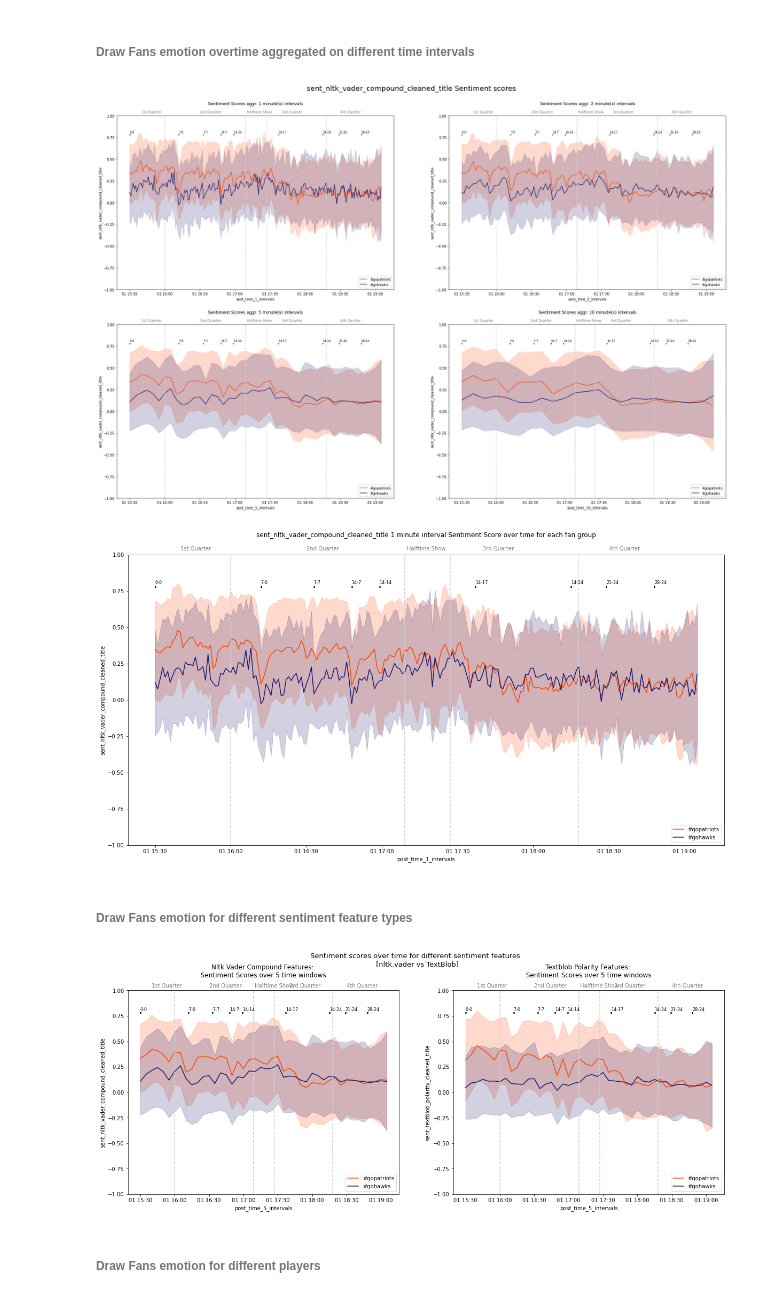
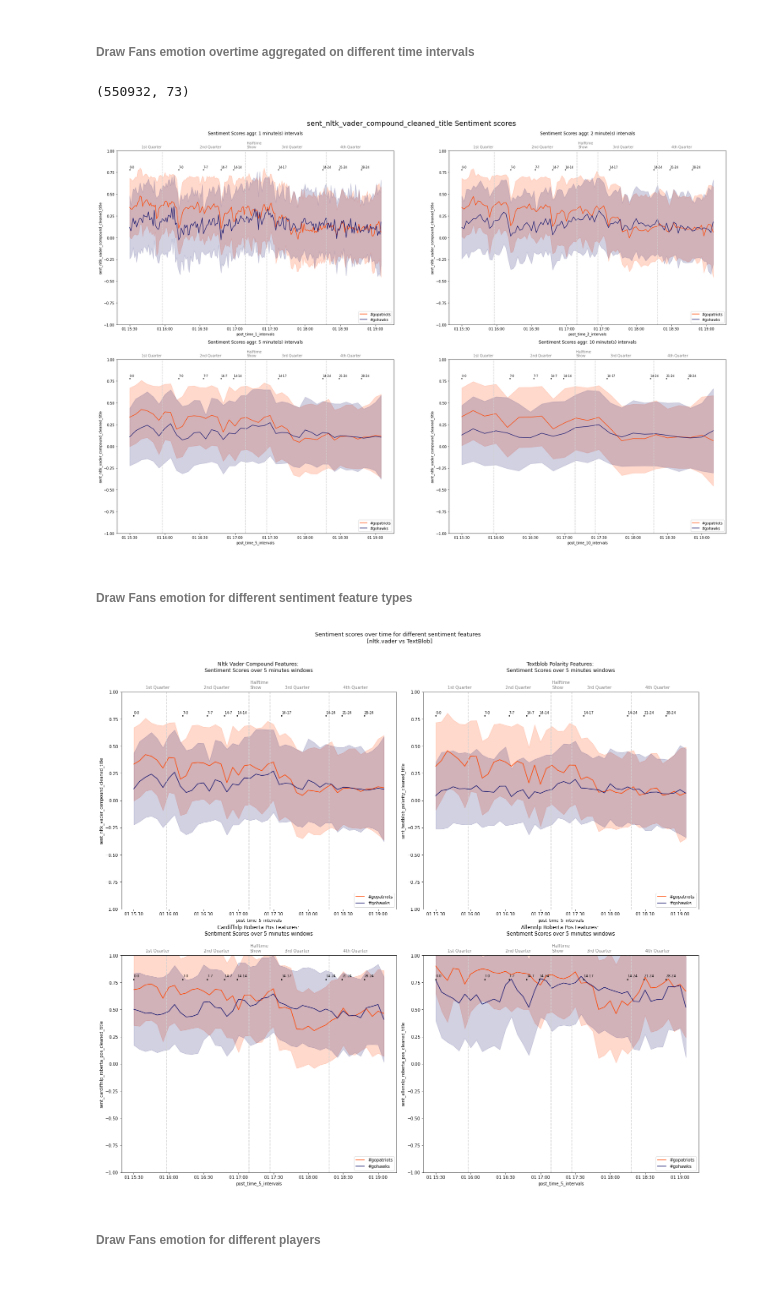
Before and after one commit to camligorkem/data-sicence-projects, a Jupyter notebook: project_4/Project_4_Part2_Twitter_Data.ipynb, the cells around one changed output. Saved outputs shown, nothing was run; the diff lists cells and outputs as text; code cells hidden in the pictures.

```diff
--- a/project_4/Project_4_Part2_Twitter_Data.ipynb
+++ b/project_4/Project_4_Part2_Twitter_Data.ipynb
@@ -1121,6 +1248,7 @@ Then, my assumption is that if a user tweets the score, then it means there is a
 As a sanity check I also looked whether the found time frames fall in the relative place in the quarter the score happened. You can see the final dataframe with score and time mapping below:
 # %%
 scores_list = ['7-0','7-7', '14-7','14-14','14-17','14-24','21-24','28-24']
+
 
 # regex to find scores of the game written by users in the tweets
 strs = r'(0|[1-9]\d*)-(0|[1-9]\d*)' #'(0|[1-9]\d*)-(0|[1-9]\d*)|(0|[1-9]\d*) - (0|[1-9]\d*)' #'touchdown|td|Touch down|Touchdown|TD'
@@ -1137,7 +1265,7 @@ cls = ['citation_date_fixed', 'score']
 score_not_null = sub_twt_df[sub_twt_df.score.notnull()]
 #display(score_not_null[cls])
 
-score_time_df = score_not_null[cls].groupby(by=['score']).first()
+score_time_df = score_not_null[cls].groupby(by=['score']).nth(5)
 score_time_df = score_time_df.reindex(scores_list)
 score_time_df.reset_index(inplace=True)
 def find_leading(score):
@@ -1157,12 +1285,12 @@ start = pd.DataFrame([['0-0', GAME_START, 'Tie' ]], columns=['score', 'citation_
 score_time_df = pd.concat([start, score_time_df])
 
 def find_quarter(x_dt):
-    dic_k = {'first_qt_start':'1st Quarter', 'second_qt_end':'2nd Quarter',
+    dic_k = {'first_qt_end':'1st Quarter', 'first_qt_start':'1st Quarter', 'second_qt_end':'2nd Quarter',
              'third_qt_end':'3rd Quarter','fourth_qt_end':'4th Quarter'}
     for k,v in quarter_times.items():
         if x_dt <= v:
             return dic_k[k]
-score_time_df['quarter'] =score_time_df.citation_date_fixed.apply(lambda x:find_quarter(x))
+score_time_df['quarter'] = score_time_df.citation_date_fixed.apply(lambda x:find_quarter(x))
 display(score_time_df)
 # %% [output]
 |  | score | citation_date_fixed | leading | quarter |
@@ -1225,6 +1338,6 @@ tweet_emt_df[['citation_date_fixed', time_interval_feature]].head(5)
 # %%
 def plot_fancy(ax_ind=None, set_ylim=True):
-    txts = ['1st Quarter', '2nd Quarter', 'Halftime Show', '3rd Quarter', '4th Quarter']
+    txts = ['1st Quarter', '2nd Quarter', 'Halftime \nShow', '3rd Quarter', '4th Quarter']
     times_texts = [create_time(datetime.datetime(2015, 2, 1, 15, 40, 0, 0)),
                   create_time(datetime.datetime(2015, 2, 1, 16, 30, 0, 0)),
                   create_time(datetime.datetime(2015, 2, 1, 17, 10, 0, 0)),
@@ -1265,7 +1378,8 @@ def plot_fancy(ax_ind=None, set_ylim=True):
     return txts, times_texts, times_scores
 # %%
 def plot_emotion_by_interval(tweet_emt_df, time_int, sentiment_feat, groupby_list, is_during_game=True,
-                             title='', ylab='', xlab='', hue='hashtag', ci=None, figsize=(20,10), ax_ind=ax_ind):
+                             title='', ylab='', xlab='', hue='hashtag', marker=None, style=None,
+                             ls=None, ci=None, figsize=(20,10), ax_ind=ax_ind):
 
     # create time intervals
     time_interval_feature = f'post_time_{time_int}_intervals' #post_time_2_intervals
@@ -1291,14 +1405,16 @@ def plot_emotion_by_interval(tweet_emt_df, time_int, sentiment_feat, groupby_lis
     #fan_sentiments_df.reset_index(inplace=True)
 
     if ax_ind:
-        sns.lineplot(data=sub_df, x=time_interval_feature, y=sentiment_feat, hue=hue, ci=ci, ax=ax_ind, palette=palette)
+        sns.lineplot(data=sub_df, x=time_interval_feature, y=sentiment_feat, hue=hue, style=style,
+                     markers=marker, linestyle=ls, ci=ci, ax=ax_ind, palette=palette)
         ax_ind.legend(loc='lower right')
-        ax_ind.set_title(title, y=1.05)
+        ax_ind.set_title(title, y=1.08)
     else:
         plt.figure(figsize=figsize)
-        sns.lineplot(data=sub_df, x=time_interval_feature, y=sentiment_feat, hue=hue, ci=ci, palette=palette)
+        sns.lineplot(data=sub_df, x=time_interval_feature, y=sentiment_feat, hue=hue, style=style,
+                     markers=marker, linestyle=ls, ci=ci, palette=palette)
         plt.legend(loc='lower right')
-        plt.title(title, y=1.05)
+        plt.title(title, y=1.07)
     txts, times_texts, times_scores = plot_fancy(ax_ind=ax_ind)
     #plt.ylabel('XX')
     #plt.xlabel('Time (During Game)')
@@ -1306,11 +1422,17 @@ def plot_emotion_by_interval(tweet_emt_df, time_int, sentiment_feat, groupby_lis
 tweet_emt_df.reset_index(inplace=True)
 # %% [markdown]
 ###### __Draw Fans emotion overtime aggregated on different time intervals__
+# %%
+tweet_emt_df.shape
+# %% [output]
+(550932, 73)
 # %%
 # Draw Fans emotion overtime aggregated on different time intervals:
 fig, ax = plt.subplots(nrows=2, ncols=2, figsize=(31,20))
 plt.suptitle(f'{sentiment_feature} Sentiment scores', y=0.94, fontsize=20)
 for interval, ax_ind in zip([1,2,5,10], ax.ravel()):
+    tweet_emt_df[f'post_time_{interval}_intervals'] = tweet_emt_df['citation_date_fixed'].apply(lambda x: timeround(x, round_val=interval))
+
     title = f'Sentiment Scores aggr. {interval} minute(s) intervals'
     plot_emotion_by_interval(tweet_emt_df=tweet_emt_df, time_int=interval, sentiment_feat=sentiment_feature,
                              groupby_list=['hashtag'], is_during_game=True,
@@ -1318,32 +1440,35 @@ for interval, ax_ind in zip([1,2,5,10], ax.ravel()):
     #ax_ind.set_title(f'{ft}{twt_feature_name} \nSentiment {s} Distribution')
 plt.show()
 # %% [output]
-[figure, old version]
+[figure, new version]
 # %%
-plot_emotion_by_interval(tweet_emt_df=tweet_emt_df, time_int=1, sentiment_feat=sentiment_feature,
-                             groupby_list=['hashtag'], is_during_game=True,
-                             title=f'{sentiment_feature} 1 minute interval Sentiment Score over time for each fan group',
-                             ylab='', xlab='', hue='hashtag', ci='sd', figsize=(20,10), ax_ind=None) # ci=None
+#plot_emotion_by_interval(tweet_emt_df=tweet_emt_df, time_int=1, sentiment_feat=sentiment_feature,
+#                             groupby_list=['hashtag'], is_during_game=True,
+#                             title=f'{sentiment_feature} 1 minute interval Sentiment Score over time for each fan group',
+#                             ylab='', xlab='', hue='hashtag', ci='sd', figsize=(20,10), ax_ind=None) # ci=None
-# %% [output]
-[figure, removed]
 # %% [markdown]
 ###### __Draw Fans emotion for different sentiment feature types__
 # %%
 # Draw Fans emotion for different sentiment feature types
 sentiment_feature = 'sent_nltk_vader_compound'+'_'+twt_feature_name   #sent_nltk_vader_compound, 'sent_textblob_polarity'
 time_window = 5
-fig, ax = plt.subplots(nrows=1, ncols=2, figsize=(20,7))
+fig, ax = plt.subplots(nrows=2, ncols=2, figsize=(20,18))
 plt.suptitle(f'Sentiment scores over time for different sentiment features \n [nltk.vader vs TextBlob]', y=1.02, fontsize=13)
-for snt, ax_ind in zip(['sent_nltk_vader_compound','sent_textblob_polarity' ], ax.ravel()):
+sent_feats = ['sent_nltk_vader_compound', 'sent_textblob_polarity',
+              'sent_cardiffnlp_roberta_pos',
+              'sent_allennlp_roberta_pos']
+
+for snt, ax_ind in zip(sent_feats, ax.ravel()):
     sentiment_feat = snt+'_'+twt_feature_name
-    title = f'{" ".join(sentiment_feat.split("_")[1:-2]).title()} Features: \n Sentiment Scores over {time_window} time windows '
+    title = f'{" ".join(sentiment_feat.split("_")[1:-2]).title()} Features: \n Sentiment Scores over {time_window} minutes windows '
     plot_emotion_by_interval(tweet_emt_df=tweet_emt_df, time_int=time_window, sentiment_feat=sentiment_feat,
                              groupby_list=['hashtag'], is_during_game=True,
                              title=title, ylab='', xlab='', hue='hashtag', ci='sd', figsize=(20,10), ax_ind=ax_ind)
     #ax_ind.set_title(f'{ft}{twt_feature_name} \nSentiment {s} Distribution')
+fig.tight_layout()
 plt.show()
 # %% [output]
-[figure, old version]
+[figure, new version]
 # %% [markdown]
 ###### __Draw Fans emotion for different players__
 # %% [markdown]
```
Also changed, not shown: parts of 105 cells of this notebook.
